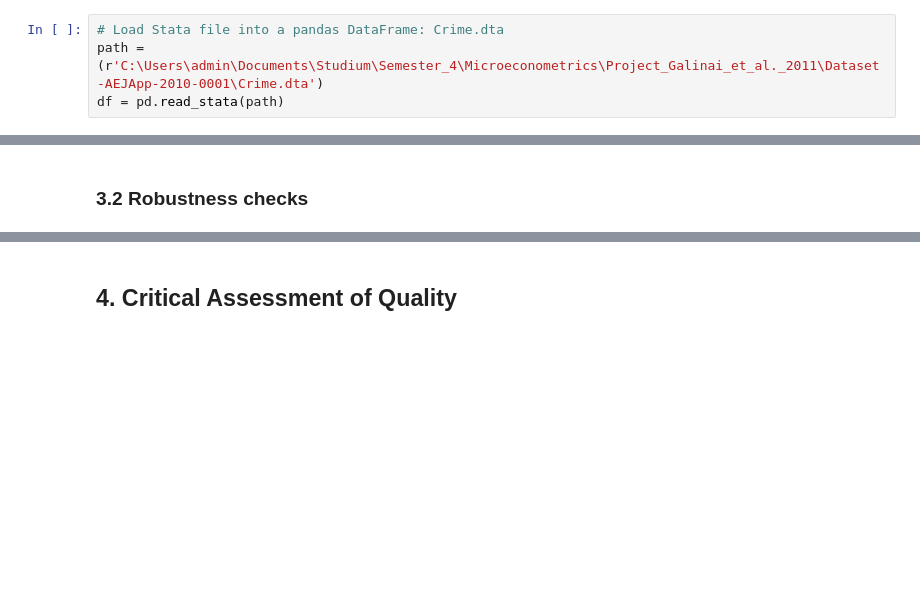
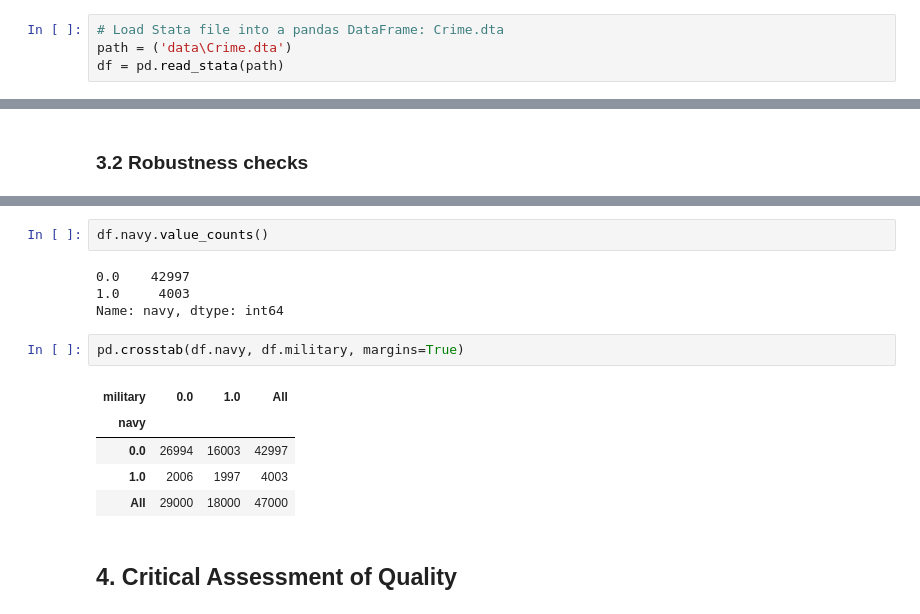
Before and after one commit to bhmueller/microeconometrics-course-project-bhmueller, a Jupyter notebook: Conscription_and_Crime_V04.ipynb, the cells around one changed output, grey strips where cells are left out. Drawn from its saved outputs; the diff is of its cells as text; blank space fills up the shorter version.

```diff
--- a/Conscription_and_Crime_V04.ipynb
+++ b/Conscription_and_Crime_V04.ipynb
@@ -193,7 +184,7 @@ See Heckman (1997). The effect the paper by Galinai et al. (2011) wants to evalu
 #### Import data from .dta-file.
 # %%
 # Load Stata file into a pandas DataFrame: Crime.dta
-path = (r'C:\Users\admin\Documents\Studium\Semester_4\Microeconometrics\Project_Galinai_et_al._2011\Dataset-AEJApp-2010-0001\Crime.dta')
+path = ('data\Crime.dta')
 df = pd.read_stata(path)
 # %%
 # For the regressions below, add a constant to the data frame.
@@ -970,3 +978,17 @@ In table 5, columns 3 and 4, Galiani et al. (2011) use the data on
+# %%
+df.navy.value_counts()
+# %% [output]
+0.0    42997
+1.0     4003
+Name: navy, dtype: int64
+# %%
+pd.crosstab(df.navy, df.military, margins=True)
+# %% [output]
+| military | 0.0 | 1.0 | All |
+| navy |  |  |  |
+| 0.0 | 26994 | 16003 | 42997 |
+| 1.0 | 2006 | 1997 | 4003 |
+| All | 29000 | 18000 | 47000 |
 # %% [markdown]
 ## 4. Critical Assessment of Quality
 # %% [markdown]
```
Also changed, not shown: parts of 11 cells of this notebook.
